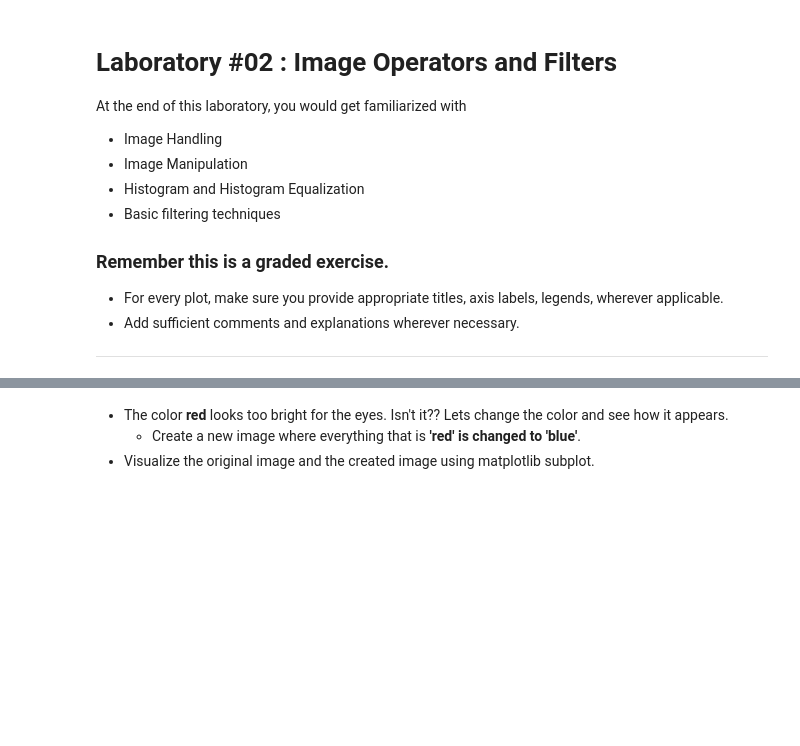
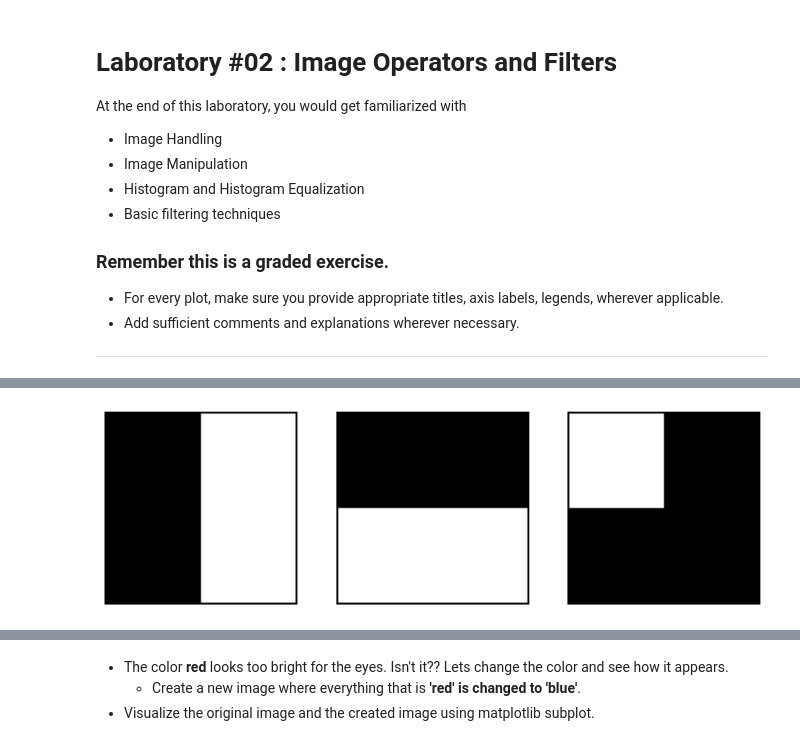
Before and after one commit to MarioROT/CV-MAI, a Jupyter notebook: Session 2/image_operators_and_filters.ipynb, the cells around one changed output, grey strips where cells are left out. Drawn from its saved outputs; the diff is of its cells as text; code cells hidden in the pictures; blank space fills up the shorter version.

```diff
--- a/Session 2/image_operators_and_filters.ipynb
+++ b/Session 2/image_operators_and_filters.ipynb
@@ -35,3 +34,25 @@ from skimage import data, exposure, filters, io, morphology
+# %%
+# solution
+
+# First zeros (black) arrays are created, then specific colums
+# are modified from 0 to 255 to have the desired white parts.
+
+# Right half white
+img1 = np.zeros([100,100])
+img1[1:99:1,50:99] = 255
+
+# Lower half white
+img2 = np.zeros([100,100])
+img2[50:99,1:99:1] = 255
+
+# Upper left corner white
+img3 = np.zeros([100,100])
+img3[1:50,1:50] = 255
+
+# Using custom code based on matlplotlib to plot the 3 images
+cp.custom_grids([img1,img2, img3],1,3, axis='off', cmap='gray', use_grid_spec=False).show()
+# %% [output]
+[figure, added]
 # %% [markdown]
 *   Use the above three images to create the following image
 
```
Also changed, not shown: parts of 11 cells of this notebook.
